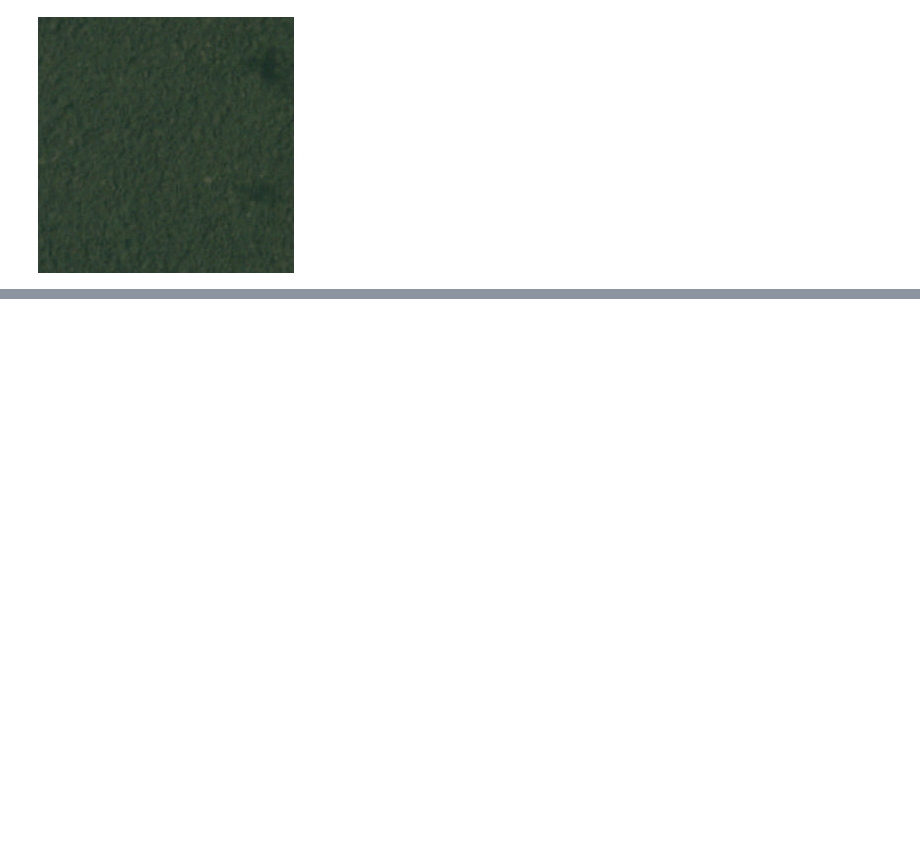
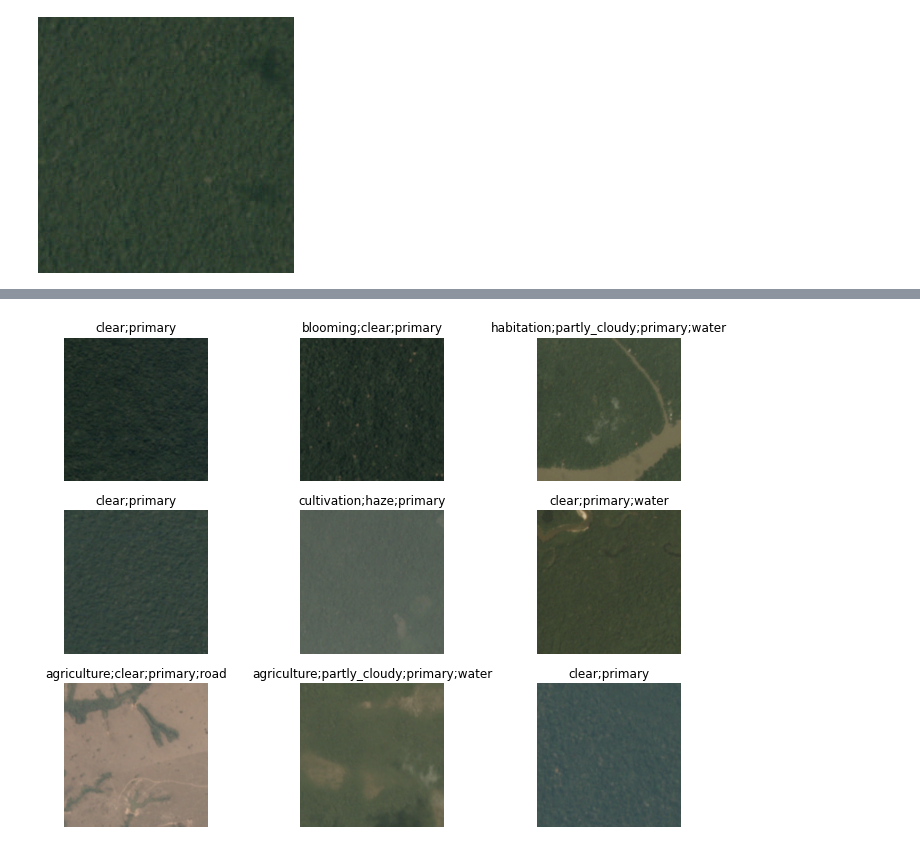
Before and after one commit to Aravinda89/multi_label_classification, a Jupyter notebook: Multi_Label_Classification.ipynb, the cells around one changed output, grey strips where cells are left out. Drawn from its saved outputs; the diff is of its cells as text; code cells hidden in the pictures; blank space fills up the shorter version.

```diff
--- a/Multi_Label_Classification.ipynb
+++ b/Multi_Label_Classification.ipynb
@@ -162,0 +165,16 @@ dls.show_batch(max_n=9, figsize=(12,9))
+# %%
+get_x = lambda x:planet_source/'train'/f'{x[0]}.jpg'
+get_y = lambda x:x[1].split(' ')
+# %%
+blocks = (ImageBlock, MultiCategoryBlock)
+# %%
+planet = DataBlock(blocks=blocks,
+                   get_x=get_x,
+                   splitter=RandomSplitter(),
+                   get_y=get_y,
+                   batch_tfms=batch_tfms)
+# %%
+dls = planet.dataloaders(df)
+dls.show_batch(max_n=9, figsize=(12,9))
+# %% [output]
+[figure, added]
```
Also changed, not shown: parts of 2 cells of this notebook.
